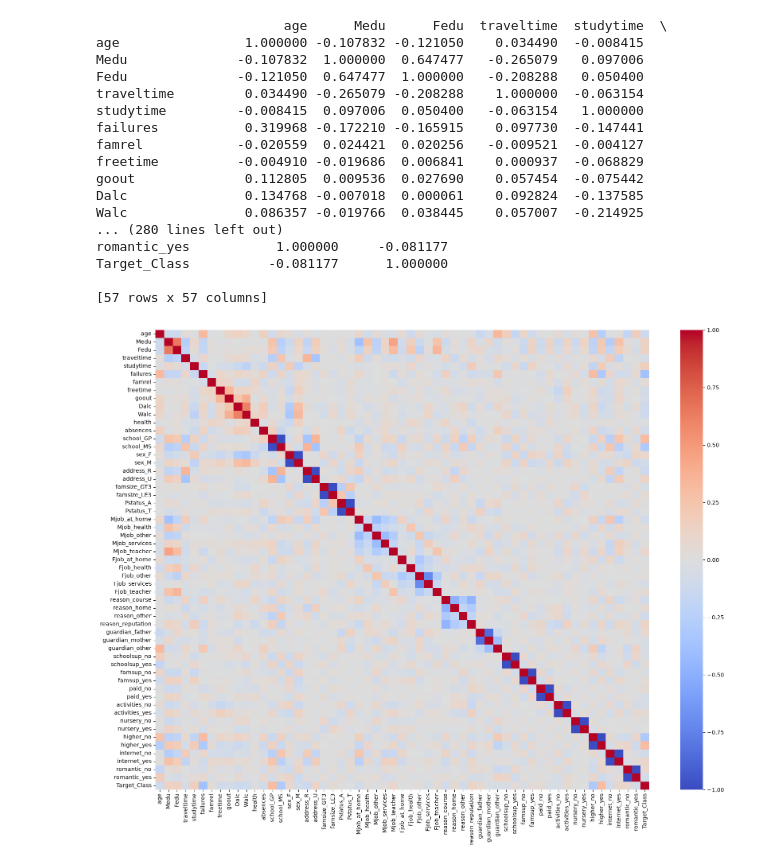
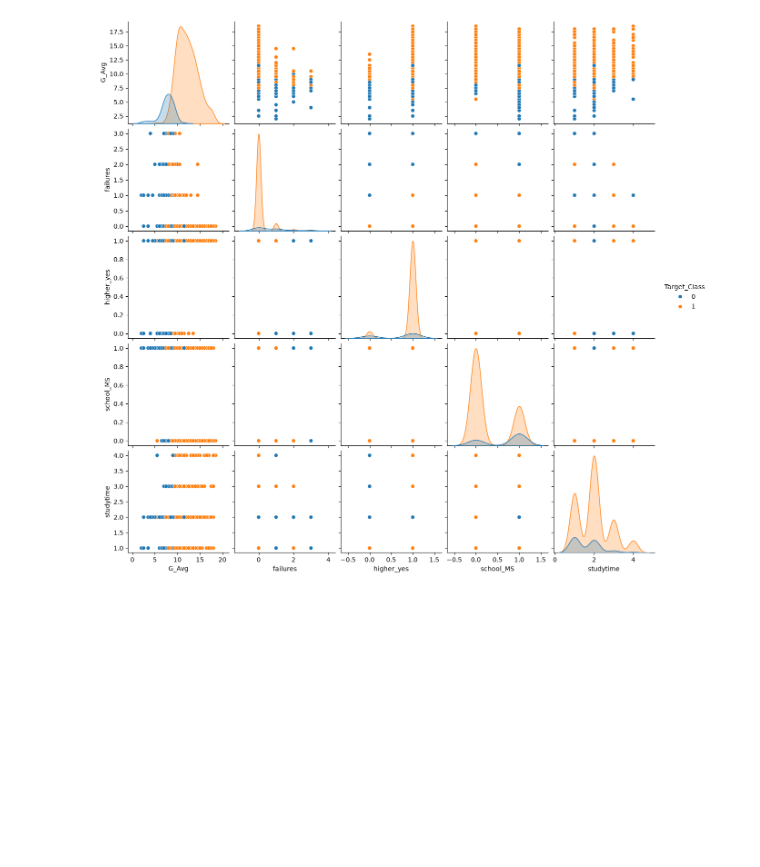
Before and after one commit to azelarabchakour/Data-science-assignments, a Jupyter notebook: Assignment-1/Code/Problem1-Classification.ipynb, the cells around one changed output. Cells and saved outputs as stored; diff of their text form; code cells hidden in the pictures; blank space fills up the shorter version.

Commit message:
Data Pre-processing complete

```diff
--- a/Assignment-1/Code/Problem1-Classification.ipynb
+++ b/Assignment-1/Code/Problem1-Classification.ipynb
@@ -77,13 +35,15 @@ Y shape: (649,)
 # necessary transformations. Drop some columns if necessary, when recommended in your individual
 # variant or the variables are not suitable for the prediction (e.g., Ids, person names).
 
-# => let's drop the 'G1' and 'G2' variables because it makes no sense if we keep them, the model will have
-# always a 100% accuracy, then for the encoding, we can easily encode the binary variables such as 'school',
-# 'sex', 'adress' and so on, and also the nominal variables
+# => we can easily encode the binary variables such as 'school', 'sex', 'adress' and so on,
+# and also the nominal variables, and we created 2 new variables from G1 and G2 that represent
+# the average and the change between the two then we dropped them to avoid multicollinearity.
 
+X['G_Avg'] = (X.G1 + X.G2) / 2
+X['Grade_Change'] = X.G2 - X.G1
 X = X.drop(['G1','G2'], axis=1)
 le = LabelEncoder()
 Y_encoded = le.fit_transform(Y)
 
-X_encoded = pd.get_dummies(X, dtype=int)
+X_encoded = pd.get_dummies(X,drop_first=True, dtype=int)
 X_encoded.info()
@@ -116,26 +58,14 @@ corr_data = X_encoded.copy()
 corr_data['Target_Class'] = Y_encoded
 
 corr_table = corr_data.corr()
-print(corr_table)
+display(corr_table)
 plt.figure(figsize=(20, 15))
 sns.heatmap(corr_table, annot=False, cmap='coolwarm')
 plt.show()
-# %% [output]
-                        age      Medu      Fedu  traveltime  studytime  \
-age                1.000000 -0.107832 -0.121050    0.034490  -0.008415
-Medu              -0.107832  1.000000  0.647477   -0.265079   0.097006
-Fedu              -0.121050  0.647477  1.000000   -0.208288   0.050400
-traveltime         0.034490 -0.265079 -0.208288    1.000000  -0.063154
-studytime         -0.008415  0.097006  0.050400   -0.063154   1.000000
-failures           0.319968 -0.172210 -0.165915    0.097730  -0.147441
-famrel            -0.020559  0.024421  0.020256   -0.009521  -0.004127
-freetime          -0.004910 -0.019686  0.006841    0.000937  -0.068829
-goout              0.112805  0.009536  0.027690    0.057454  -0.075442
-Dalc               0.134768 -0.007018  0.000061    0.092824  -0.137585
-Walc               0.086357 -0.019766  0.038445    0.057007  -0.214925
-... (280 lines left out)
-romantic_yes           1.000000     -0.081177
-Target_Class          -0.081177      1.000000
-
-[57 rows x 57 columns]
-[figure, removed]
+# %%
+#9) Build 2D plots of dependences between each pair of the variables. Which conclusion can you make?
+list_variables = corr_table['Target_Class'].abs().nlargest(6).index
+sns.pairplot(corr_data[list_variables], hue='Target_Class')
+plt.show()
+# %% [output]
+[figure, added]
```
Also changed, not shown: parts of 8 cells of this notebook, 5 other files.
